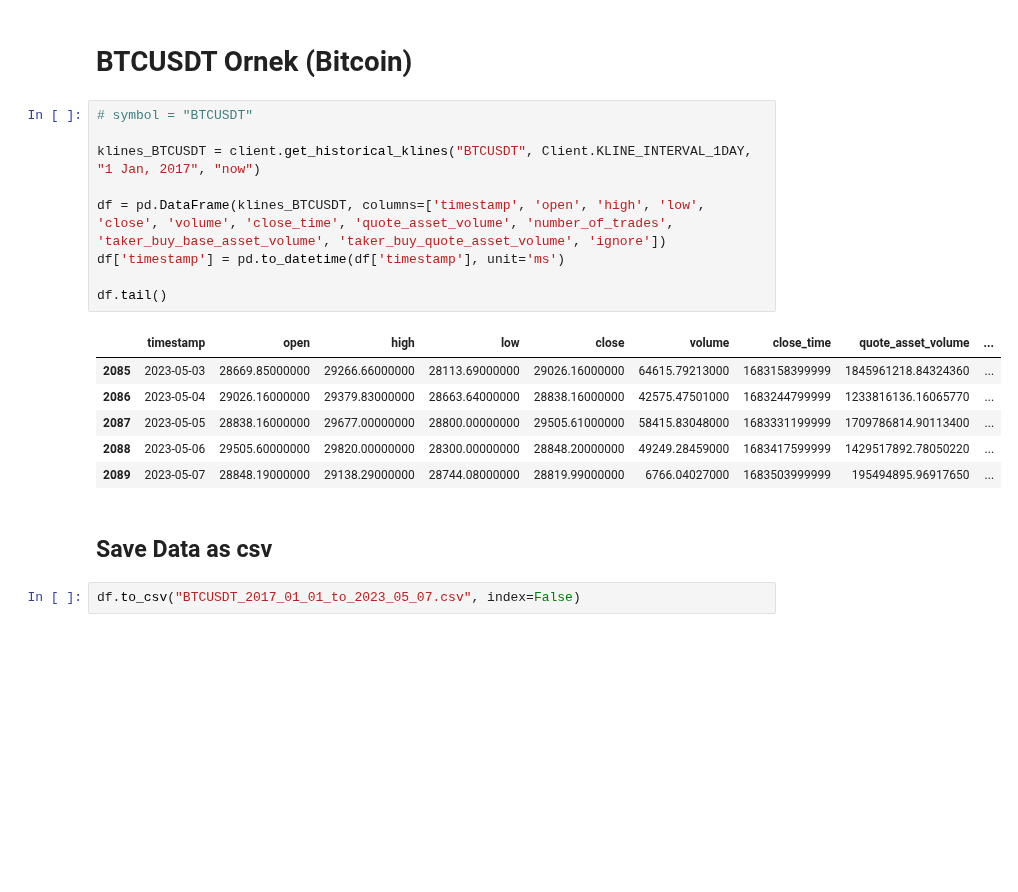
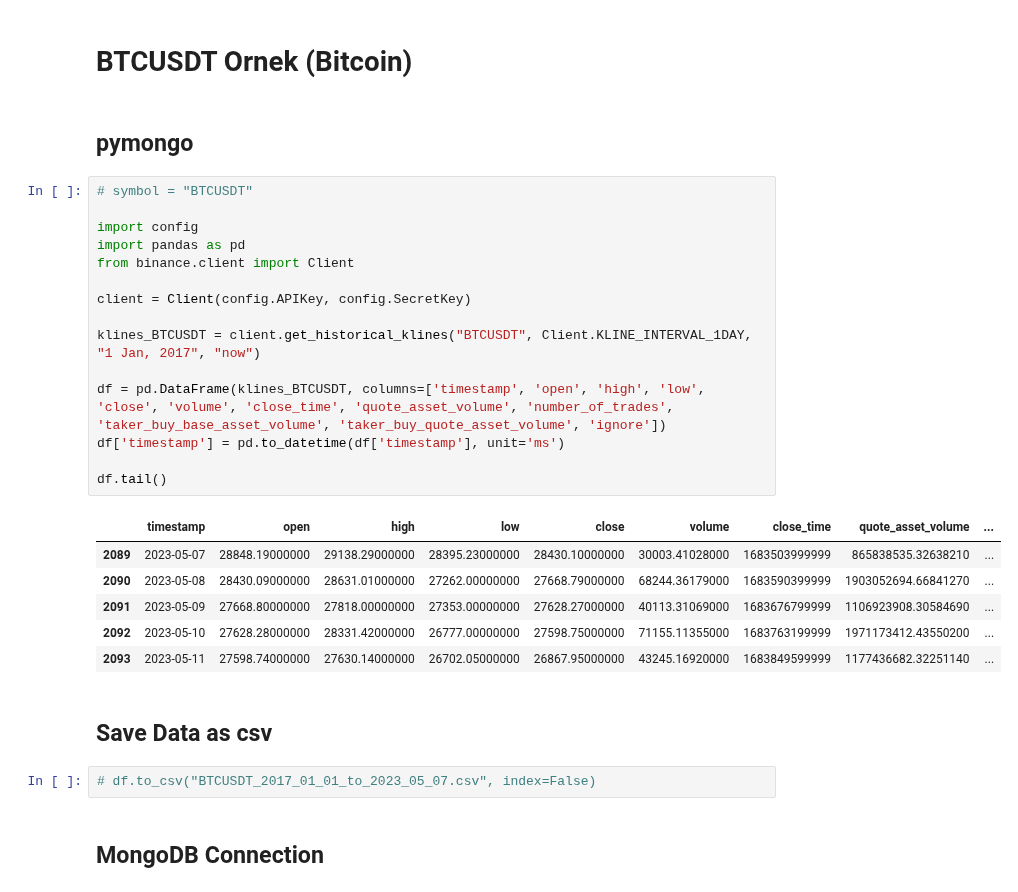
Before and after one commit to abdullahcayde/DataEngineerBootCamp, a Jupyter notebook: 12_MongoDB_binance_deneme.ipynb, the cells around one changed output. Saved outputs shown, nothing was run; the diff lists cells and outputs as text; blank space fills up the shorter version.

```diff
--- a/12_MongoDB_binance_deneme.ipynb
+++ b/12_MongoDB_binance_deneme.ipynb
@@ -266,23 +266,33 @@ klines[0:3]
   '0']]
 # %% [markdown]
 # BTCUSDT Ornek (Bitcoin)
+# %% [markdown]
+## pymongo
 # %%
 # symbol = "BTCUSDT"
+
+import config
+import pandas as pd
+from binance.client import Client
+
+client = Client(config.APIKey, config.SecretKey)
 
 klines_BTCUSDT = client.get_historical_klines("BTCUSDT", Client.KLINE_INTERVAL_1DAY, "1 Jan, 2017", "now")
 
 df = pd.DataFrame(klines_BTCUSDT, columns=['timestamp', 'open', 'high', 'low', 'close', 'volume', 'close_time', 'quote_asset_volume', 'number_of_trades', 'taker_buy_base_asset_volume', 'taker_buy_quote_asset_volume', 'ignore'])
 df['timestamp'] = pd.to_datetime(df['timestamp'], unit='ms')
 
 df.tail()
 # %% [output]
 |  | timestamp | open | high | low | close | volume | close_time | quote_asset_volume | ... |
-| 2085 | 2023-05-03 | 28669.85000000 | 29266.66000000 | 28113.69000000 | 29026.16000000 | 64615.79213000 | 1683158399999 | 1845961218.84324360 | ... |
-| 2086 | 2023-05-04 | 29026.16000000 | 29379.83000000 | 28663.64000000 | 28838.16000000 | 42575.47501000 | 1683244799999 | 1233816136.16065770 | ... |
-| 2087 | 2023-05-05 | 28838.16000000 | 29677.00000000 | 28800.00000000 | 29505.61000000 | 58415.83048000 | 1683331199999 | 1709786814.90113400 | ... |
-| 2088 | 2023-05-06 | 29505.60000000 | 29820.00000000 | 28300.00000000 | 28848.20000000 | 49249.28459000 | 1683417599999 | 1429517892.78050220 | ... |
-| 2089 | 2023-05-07 | 28848.19000000 | 29138.29000000 | 28744.08000000 | 28819.99000000 | 6766.04027000 | 1683503999999 | 195494895.96917650 | ... |
+| 2089 | 2023-05-07 | 28848.19000000 | 29138.29000000 | 28395.23000000 | 28430.10000000 | 30003.41028000 | 1683503999999 | 865838535.32638210 | ... |
+| 2090 | 2023-05-08 | 28430.09000000 | 28631.01000000 | 27262.00000000 | 27668.79000000 | 68244.36179000 | 1683590399999 | 1903052694.66841270 | ... |
+| 2091 | 2023-05-09 | 27668.80000000 | 27818.00000000 | 27353.00000000 | 27628.27000000 | 40113.31069000 | 1683676799999 | 1106923908.30584690 | ... |
+| 2092 | 2023-05-10 | 27628.28000000 | 28331.42000000 | 26777.00000000 | 27598.75000000 | 71155.11355000 | 1683763199999 | 1971173412.43550200 | ... |
+| 2093 | 2023-05-11 | 27598.74000000 | 27630.14000000 | 26702.05000000 | 26867.95000000 | 43245.16920000 | 1683849599999 | 1177436682.32251140 | ... |
 # %% [markdown]
 ## Save Data as csv
 # %%
-df.to_csv("BTCUSDT_2017_01_01_to_2023_05_07.csv", index=False)
+# df.to_csv("BTCUSDT_2017_01_01_to_2023_05_07.csv", index=False)
+# %% [markdown]
+## MongoDB Connection
```
Also changed, not shown: parts of 3 cells of this notebook, 9 other files.
